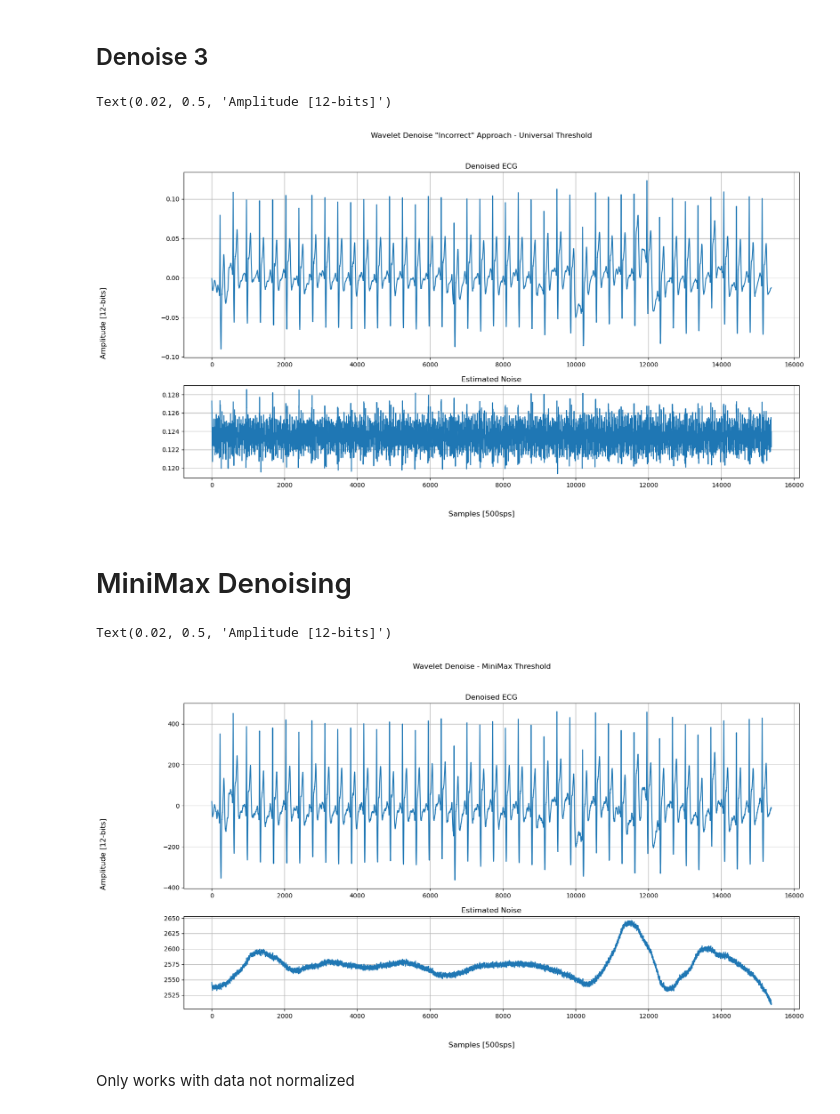
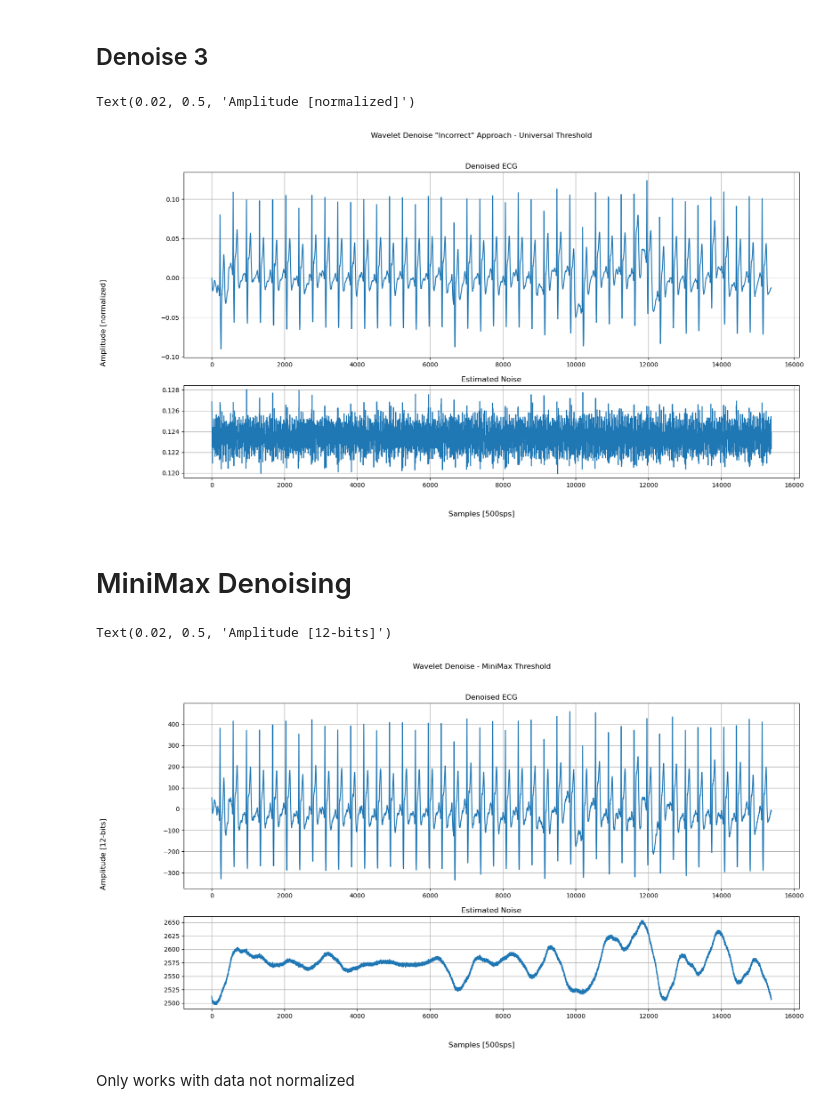
Before and after one commit to DanielProanoGuevara/Multimodal_SQA, a Jupyter notebook: Wavelet_denoising.ipynb, the cells around one changed output. Cells and saved outputs as stored; diff of their text form; code cells hidden in the pictures.

```diff
--- a/Wavelet_denoising.ipynb
+++ b/Wavelet_denoising.ipynb
@@ -132,0 +114,17 @@ def fdrLambda():
+# %%
+def detrendedSNR(signal, noise):
+    # DC power SNR
+    dc_signal_power = (np.mean(signal)) ** 2
+    dc_noise_power = (np.mean(noise)) ** 2
+    snr_dc_power = 10 * np.log10(dc_signal_power / dc_noise_power)
+    # AC power SNR
+    ac_signal_power = np.var(signal)
+    ac_noise_power = np.var(noise)
+    snr_ac_power = 10 * np.log10(ac_signal_power / ac_noise_power)
+    return np.array([snr_dc_power, snr_ac_power])
+
+def totalPowerSNR(signal, noise):
+    total_signal_power = signalPower(signal)
+    total_noise_power = signalPower(noise)
+    snr_total_power = 10 * np.log10(total_signal_power / total_noise_power)
+    return snr_total_power
@@ -132,0 +133,14 @@ def fdrLambda():
+# %%
+def frequencySNR(denoised_signal, noise, fc):
+    coefficients_lp = signal.ellip(6, rp=1, rs=20, Wn=fc, btype="lowpass", output="sos", fs=500)
+    coefficients_hp = signal.ellip(6, rp=1, rs=20, Wn=fc, btype="highpass", output="sos", fs=500)
+
+    # Low frequency power SNR
+    low_signal = signal.sosfiltfilt(coefficients_lp, denoised_signal)
+    low_noise = signal.sosfiltfilt(coefficients_lp, noise)
+    snr_low_power = totalPowerSNR(low_signal, low_noise)
+    # High Frequency power SNR
+    high_signal = signal.sosfiltfilt(coefficients_hp, denoised_signal)
+    high_noise = signal.sosfiltfilt(coefficients_hp, noise)
+    snr_high_power = totalPowerSNR(high_signal, high_noise)
+    return np.array([snr_low_power, snr_high_power])
@@ -165,8 +180,8 @@ The minimax threshold $\lambda$ is given by preset values depending on the lengt
 - For $32 \le n < 1024: \lambda = 0.3936 + 0.1829 \: log_2(n)$
 - For $n \ge 1024: \lambda = 0.3936 + 0.2365 \: log_2(n)$
 # %%
-def miniMaxLambda(coeffs):
-    n = len(coeffs[-1])*2
+def miniMaxLambda(coeffs, sigma):
+    n = len(coeffs)
     if n < 32:
         lbda = 0
     elif n < 1024:
@@ -373,11 +420,9 @@ ECG_wv_universal3 = detrendedWVDenoise(ECG_v, 'db4', 5, universal)
 e_universal_3 = residuals (ECG_wv_universal3, ECG_v)
 # noise level metrics
 mse_universal3 =  meanSquareError(ECG_wv_universal3, ECG_v)
-#snr_power_universal_3 = snrPower(ECG_wv_universal3, e_universal_3)
-#snr_amplitude_universal_3 = snrAmplitude(ECG_wv_universal3, e_universal_3)
-#snr_MSE_universal_3 = snrMSE(ECG_wv_universal3, ECG_v)
-#snr_RMS_universal_3 = snrRMS(ECG_wv_universal3, e_universal_3)
-#snr_VPP_universal_3 = snrVPP(ECG_wv_universal3, e_universal_3)
+dc_snr_universal_3, ac_snr_universal_3 = detrendedSNR(ECG_wv_universal3, e_universal_3)
+lf_snr_universal_3, hf_snr_universal_3 = frequencySNR(ECG_wv_universal3, e_universal_3, 0.5)
+
 # plot
 #Plot data
 fig, axs = plt.subplots(2,1,figsize=(18,9), gridspec_kw={'height_ratios': [2, 1]})
@@ -389,38 +434,36 @@ axs[1].plot(e_universal_3)
 axs[1].set_title('Estimated Noise')
 axs[1].grid()
 fig.supxlabel('Samples [500sps]')
-fig.supylabel('Amplitude [12-bits]')
+fig.supylabel('Amplitude [normalized]')
 # %% [output]
-Text(0.02, 0.5, 'Amplitude [12-bits]')
+Text(0.02, 0.5, 'Amplitude [normalized]')
-[figure, old version]
+[figure, new version]
 # %% [markdown]
 # MiniMax Denoising
 # %%
 # Signal Denoise
-ECG_wv_minimax = modifiedWVDenoise(ECG, 'db4', 10, miniMaxLambda)
+ECG_wv_minimax = modifiedWVDenoise(ECG, 'db4', 9, miniMaxLambda)
 e_minimax = residuals (ECG_wv_minimax, ECG)
 # noise level metrics
 mse_minimax =  meanSquareError(ECG_wv_minimax, ECG)
-#snr_power_minimax = snrPower(ECG_wv_minimax, e_minimax)
-#snr_amplitude_minimax = snrAmplitude(ECG_wv_minimax, e_minimax)
-#snr_MSE_minimax = snrMSE(ECG_wv_minimax, ECG)
-#snr_RMS_minimax = snrRMS(ECG_wv_minimax, e_minimax)
-#snr_VPP_minimax = snrVPP(ECG_wv_minimax, e_minimax)
+dc_snr_minimax, ac_snr_minimax = detrendedSNR(ECG_wv_minimax, e_minimax)
+lf_snr_minimax, hf_snr_minimax = frequencySNR(ECG_wv_minimax, e_minimax, 0.5)
+
 # plot
 #Plot data
 fig, axs = plt.subplots(2,1,figsize=(18,9), gridspec_kw={'height_ratios': [2, 1]})
 fig.suptitle('Wavelet Denoise - MiniMax Threshold')
 axs[0].plot(ECG_wv_minimax)
 axs[0].set_title('Denoised ECG')
 axs[0].grid()
 axs[1].plot(e_minimax)
 axs[1].set_title('Estimated Noise')
 axs[1].grid()
 fig.supxlabel('Samples [500sps]')
 fig.supylabel('Amplitude [12-bits]')
 # %% [output]
 Text(0.02, 0.5, 'Amplitude [12-bits]')
-[figure, old version]
+[figure, new version]
 # %% [markdown]
 Only works with data not normalized
 # %% [markdown]
```
Also changed, not shown: parts of 26 cells of this notebook.
